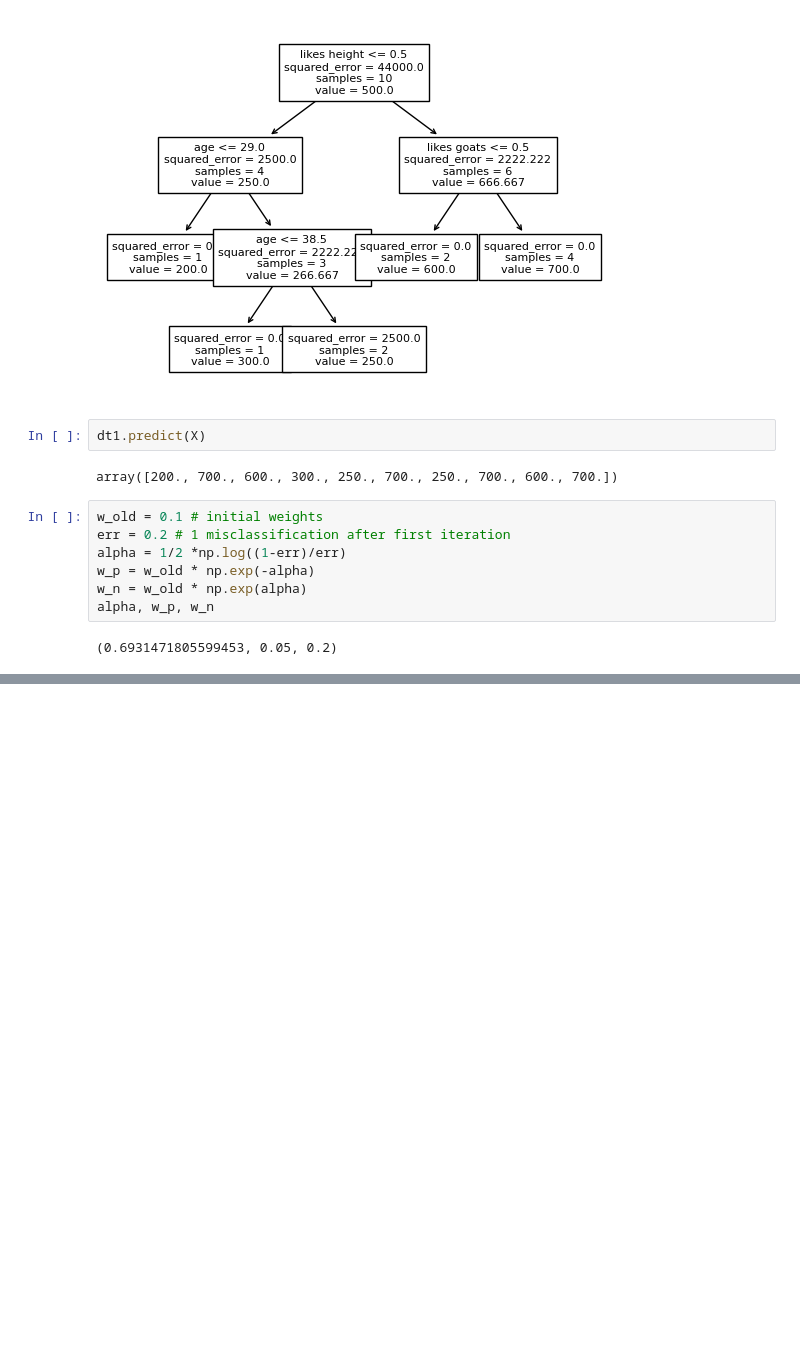
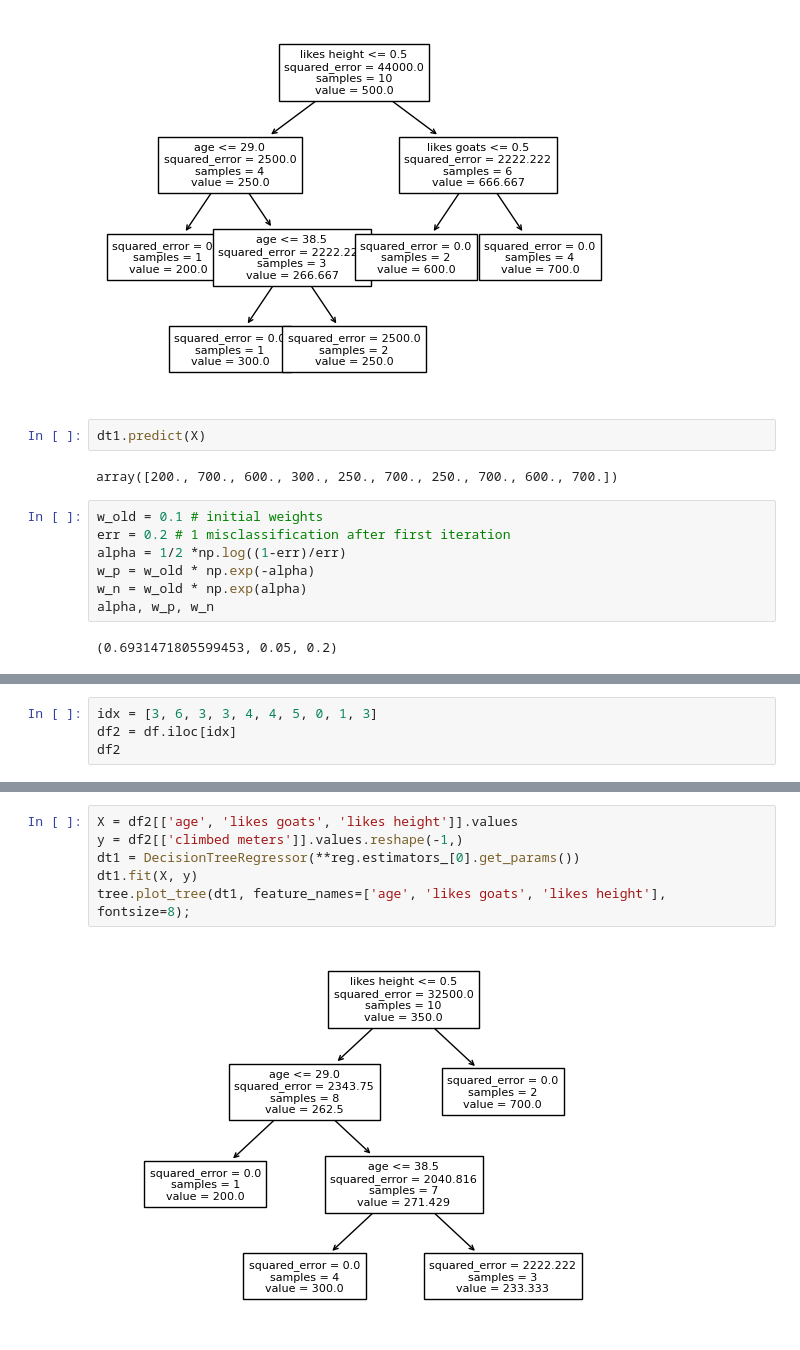
Before and after one commit to froukje/datamapu, a Jupyter notebook: notebooks/code_examples.ipynb, the cells around one changed output, grey strips where cells are left out. Saved outputs shown, nothing was run; the diff lists cells and outputs as text; blank space fills up the shorter version.

```diff
--- a/notebooks/code_examples.ipynb
+++ b/notebooks/code_examples.ipynb
@@ -656,0 +687,4 @@ idx
+# %%
+idx = [3, 6, 3, 3, 4, 4, 5, 0, 1, 3]
+df2 = df.iloc[idx]
+df2
@@ -656,0 +703,8 @@ idx
+# %%
+X = df2[['age', 'likes goats', 'likes height']].values
+y = df2[['climbed meters']].values.reshape(-1,)
+dt1 = DecisionTreeRegressor(**reg.estimators_[0].get_params())
+dt1.fit(X, y)
+tree.plot_tree(dt1, feature_names=['age', 'likes goats', 'likes height'], fontsize=8);
+# %% [output]
+[figure, added]
```
Also changed, not shown: parts of 9 cells of this notebook, 24 other files.
